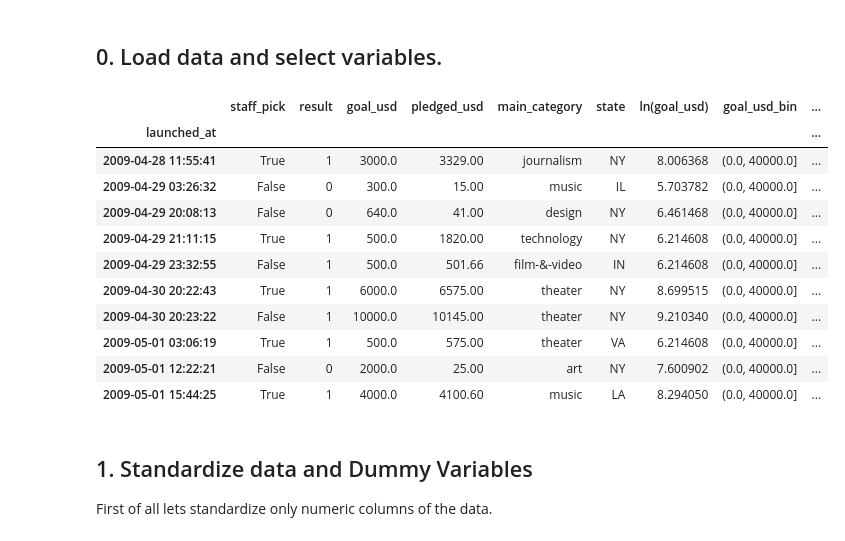
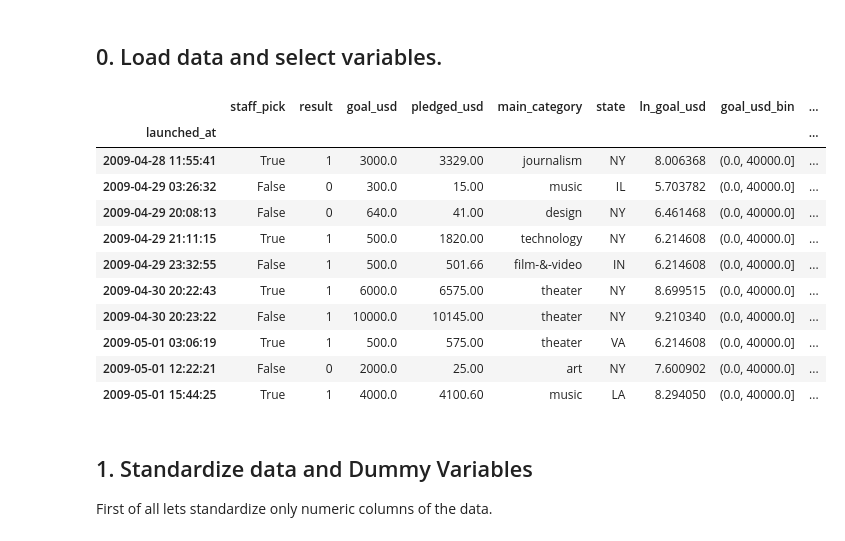
Before and after one commit to agericke/crowdfunding_ml, a Jupyter notebook: src/modeling/classifier.ipynb, the cells around one changed output. Cells and saved outputs as stored; diff of their text form; code cells hidden in the pictures.

Commit message:
Adapted data to csv

```diff
--- a/src/modeling/classifier.ipynb
+++ b/src/modeling/classifier.ipynb
@@ -113,9 +113,12 @@ Models directory is /home/agericke/crowdfunding_ml/data/models
 ##  0. Load data and select variables.
 # %%
 df = read_from_disk(os.path.join(datadir, 'data_cleaned.pkl'))
+df = df.rename(columns={'ln(goal_usd)': 'ln_goal_usd'})
+filename = os.path.join(datadir, 'data_cleaned.csv')
+df.to_csv(filename, encoding='utf-8')
 df.head(10)
 # %% [output]
-|  | staff_pick | result | goal_usd | pledged_usd | main_category | state | ln(goal_usd) | goal_usd_bin | ... |
+|  | staff_pick | result | goal_usd | pledged_usd | main_category | state | ln_goal_usd | goal_usd_bin | ... |
 | launched_at |  |  |  |  |  |  |  |  | ... |
 | 2009-04-28 11:55:41 | True | 1 | 3000.0 | 3329.00 | journalism | NY | 8.006368 | (0.0, 40000.0] | ... |
 | 2009-04-29 03:26:32 | False | 0 | 300.0 | 15.00 | music | IL | 5.703782 | (0.0, 40000.0] | ... |
```
Also changed, not shown: parts of 2 cells of this notebook.
